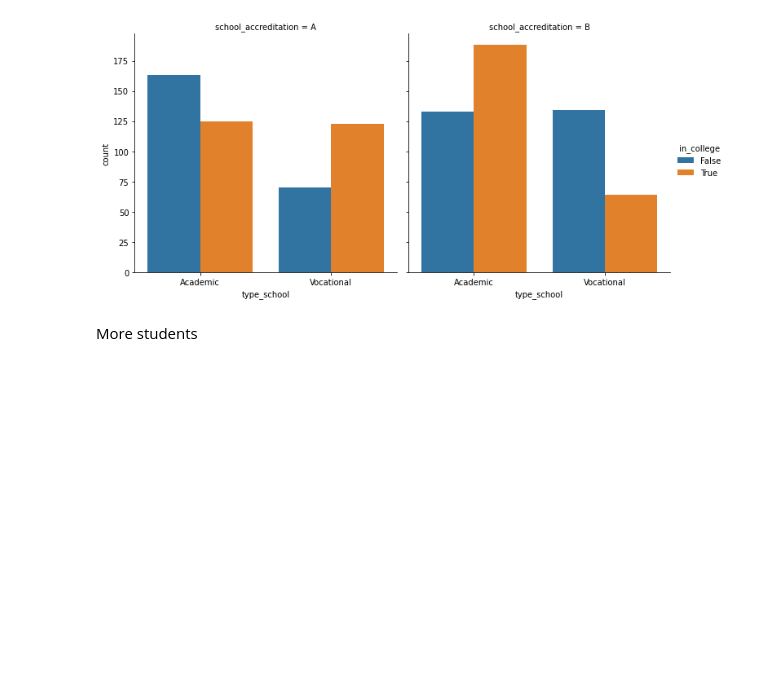
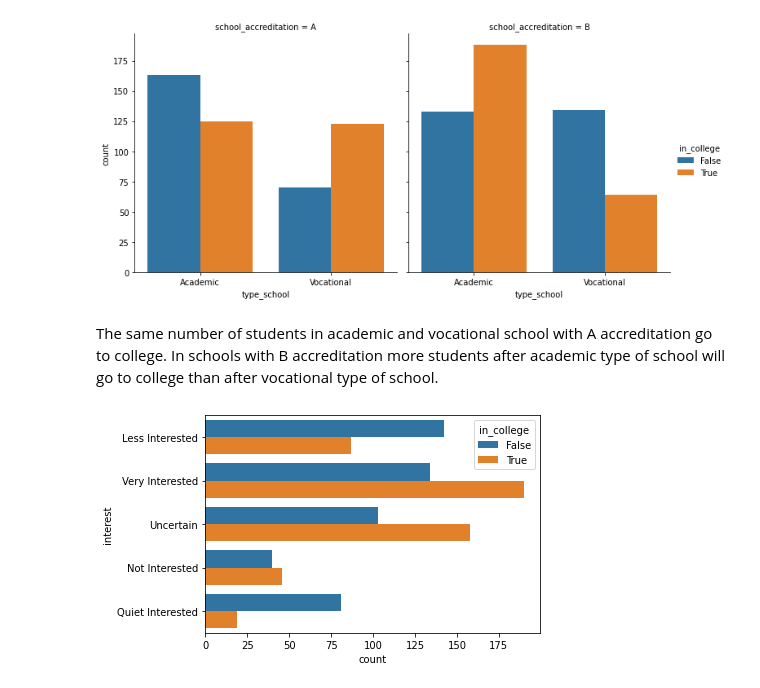
Before and after one commit to khady90/Kaggle, a Jupyter notebook: gotocollegedataset.ipynb, the cells around one changed output. Saved outputs shown, nothing was run; the diff lists cells and outputs as text; code cells hidden in the pictures; blank space fills up the shorter version.

Commit message:
Kaggle Notebook | GoToCollegeDataset | Modified preliminary analysis and EDA

```diff
--- a/gotocollegedataset.ipynb
+++ b/gotocollegedataset.ipynb
@@ -101,4 +104,8 @@ plot5 = sns.catplot(x = 'type_school', hue = 'in_college', col = 'school_accredi
 # %% [output]
 [figure]
-# %% [markdown]
-More students
+# %% [markdown]
+The same number of students in academic and vocational school with A accreditation go to college. In schools with B accreditation more students after academic type of school will go to college than after vocational type of school.
+# %%
+plot4 = sns.countplot(y = 'interest', hue = 'in_college', data= go_to_college_data)
+# %% [output]
+[figure, added]
```
Also changed, not shown: parts of 13 cells of this notebook.
